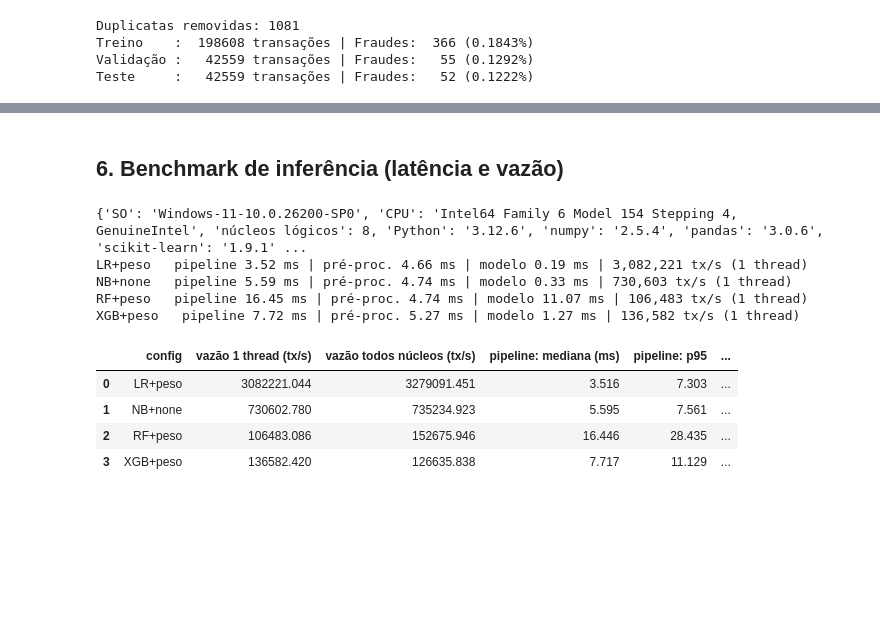
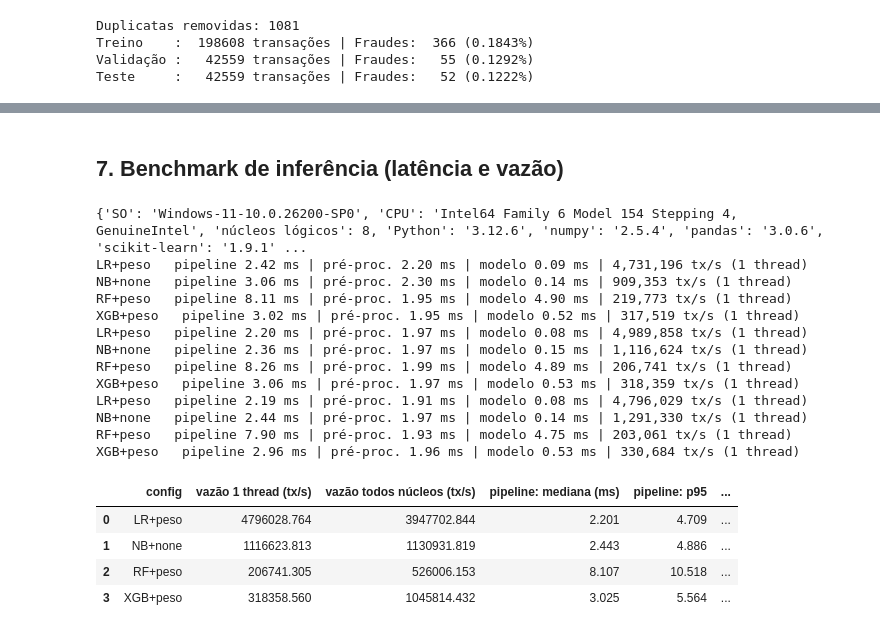
Before and after one commit to jsilva-source/fraud_detection_model, a Jupyter notebook: notebooks/deteccao_fraudes_split_temporal.ipynb, the cells around one changed output, grey strips where cells are left out. Saved outputs shown, nothing was run; the diff lists cells and outputs as text; code cells hidden in the pictures; blank space fills up the shorter version.

```diff
--- a/notebooks/deteccao_fraudes_split_temporal.ipynb
+++ b/notebooks/deteccao_fraudes_split_temporal.ipynb
@@ -288,7 +307,10 @@ melhor = res_main.sort_values("PR-AUC (val)").iloc[-1]["config"]
 mod, bal = melhor.split("+")
 print("Config da sensibilidade:", melhor)
 res_cic = avaliar(tr_c, va_c, te_c, FEATURES_CIC, [(mod, bal)], "com sin/cos")
-res_cic.round(4)
+res_cic.to_csv(RESULTS + "resultados_sensibilidade.csv", index=False)
+comp = pd.concat([res_main[res_main["config"] == melhor], res_cic])
+display(comp[["conjunto", "config", "PR-AUC", "F2", "MCC",
+              "PR-AUC IC", "F2 IC", "MCC IC"]].round(4))
 
 # --- Validação cruzada temporal (janela expansiva) em treino+validação ---
 RUN_CV = True
@@ -302,14 +324,14 @@ def cv_temporal(trainval, features, configs, n_splits=5):
             pipe.fit(X.iloc[tr], y[tr])
             aps.append(average_precision_score(y[te], pipe.predict_proba(X.iloc[te])[:, 1]))
         out.append({"config": f"{modelo}+{bal}", "PR-AUC médio": np.mean(aps),
-                    "desvio": np.std(aps), "por fold": np.round(aps, 3).tolist()})
+                    "desvio": np.std(aps, ddof=1), "por fold": np.round(aps, 3).tolist()})
         print(out[-1])
     return pd.DataFrame(out)
 
 if RUN_CV:
     trainval = pd.concat([train_df, val_df])      # já em ordem temporal
     res_cv = cv_temporal(trainval, FEATURES, CONFIGS)
-    res_cv.to_csv("../results/resultados_cv_temporal.csv", index=False)
-    res_cv.round(4)
+    res_cv.to_csv(RESULTS + "resultados_cv_temporal.csv", index=False)
+    display(res_cv.round(4))
 # %% [output]
 Config da sensibilidade: RF+smote
@@ -325,8 +359,6 @@ RF+smote   PR-AUC=0.766 F2=0.717 MCC=0.676 | treino 40.1s | 384,035 tx/s | lat 1
 # %% [markdown]
-## 6. Benchmark de inferência (latência e vazão)
+## 7. Benchmark de inferência (latência e vazão)
 # %%
-import gc, platform, sys, sklearn, xgboost, imblearn
-
 def info_ambiente():
     return {"SO": platform.platform(), "CPU": platform.processor(),
             "núcleos lógicos": os.cpu_count(), "Python": sys.version.split()[0],
@@ -370,43 +402,54 @@ def bench_inferencia(train, test, features, configs, n_lat=300, n_rep=5):
         pipe = build_pipe(modelo, bal, features, ytr)
         pipe.fit(Xtr, ytr)
         pre, clf = pipe.named_steps["pre"], pipe.named_steps["clf"]
 
         v_todos = _vazao(pipe.predict_proba, Xte, n_rep)    # núcleos padrão (RF/XGB: todos)
         pipe.set_params(**{k: 1 for k in pipe.get_params() if k.endswith("n_jobs")})
         v_1 = _vazao(pipe.predict_proba, Xte, n_rep)        # 1 thread (comparação justa)
 
         Xt = pre.transform(Xte)
         linhas_np = [Xt[i:i + 1] for i in pos]
         comp = _lat_rep(pipe.predict_proba, linhas_df, n_rep)   # pipeline completo
         prep = _lat_rep(pre.transform, linhas_df, n_rep)        # só pré-processamento
         mod = _lat_rep(clf.predict_proba, linhas_np, n_rep)     # só o modelo
 
         rows.append({"config": f"{modelo}+{bal}",
                      "vazão 1 thread (tx/s)": v_1, "vazão todos núcleos (tx/s)": v_todos,
                      "pipeline: mediana (ms)": comp[0], "pipeline: p95": comp[1], "pipeline: p99": comp[2],
                      "pré-proc.: mediana (ms)": prep[0],
                      "modelo: mediana (ms)": mod[0], "modelo: p95": mod[1], "modelo: p99": mod[2]})
         print(f"{modelo}+{bal:<6} pipeline {comp[0]:.2f} ms | pré-proc. {prep[0]:.2f} ms | "
               f"modelo {mod[0]:.2f} ms | {v_1:,.0f} tx/s (1 thread)")
     return pd.DataFrame(rows)
 
-# O custo de inferência não depende da técnica de balanceamento, então basta um por modelo
 CONFIGS_INF = [("LR", "peso"), ("NB", "none"), ("RF", "peso"), ("XGB", "peso")]
 amb = info_ambiente()
 print(amb)
-pd.Series(amb).to_csv("../results/ambiente.csv", header=["valor"])
+pd.Series(amb).to_csv(RESULTS + "ambiente.csv", header=["valor"])
 
-res_inf = bench_inferencia(train_df, test_df, FEATURES, CONFIGS_INF)
-res_inf.to_csv("../results/resultados_inferencia.csv", index=False)
-res_inf.round(3)
+# 3 execuções completas; o relatório usa a mediana (a vazão variou 2-4x entre execuções)
+runs = [bench_inferencia(train_df, test_df, FEATURES, CONFIGS_INF) for _ in range(3)]
+for i, r in enumerate(runs, 1):
+    r.to_csv(RESULTS + f"resultados_inferencia_exec{i}.csv", index=False)
+inf = pd.concat(runs).groupby("config", sort=False).median(numeric_only=True).reset_index()
+inf.to_csv(RESULTS + "resultados_inferencia.csv", index=False)
+inf.round(3)
 # %% [output]
 {'SO': 'Windows-11-10.0.26200-SP0', 'CPU': 'Intel64 Family 6 Model 154 Stepping 4, GenuineIntel', 'núcleos lógicos': 8, 'Python': '3.12.6', 'numpy': '2.5.4', 'pandas': '3.0.6', 'scikit-learn': '1.9.1' ...
-LR+peso   pipeline 3.52 ms | pré-proc. 4.66 ms | modelo 0.19 ms | 3,082,221 tx/s (1 thread)
-NB+none   pipeline 5.59 ms | pré-proc. 4.74 ms | modelo 0.33 ms | 730,603 tx/s (1 thread)
-RF+peso   pipeline 16.45 ms | pré-proc. 4.74 ms | modelo 11.07 ms | 106,483 tx/s (1 thread)
-XGB+peso   pipeline 7.72 ms | pré-proc. 5.27 ms | modelo 1.27 ms | 136,582 tx/s (1 thread)
+LR+peso   pipeline 2.42 ms | pré-proc. 2.20 ms | modelo 0.09 ms | 4,731,196 tx/s (1 thread)
+NB+none   pipeline 3.06 ms | pré-proc. 2.30 ms | modelo 0.14 ms | 909,353 tx/s (1 thread)
+RF+peso   pipeline 8.11 ms | pré-proc. 1.95 ms | modelo 4.90 ms | 219,773 tx/s (1 thread)
+XGB+peso   pipeline 3.02 ms | pré-proc. 1.95 ms | modelo 0.52 ms | 317,519 tx/s (1 thread)
+LR+peso   pipeline 2.20 ms | pré-proc. 1.97 ms | modelo 0.08 ms | 4,989,858 tx/s (1 thread)
+NB+none   pipeline 2.36 ms | pré-proc. 1.97 ms | modelo 0.15 ms | 1,116,624 tx/s (1 thread)
+RF+peso   pipeline 8.26 ms | pré-proc. 1.99 ms | modelo 4.89 ms | 206,741 tx/s (1 thread)
+XGB+peso   pipeline 3.06 ms | pré-proc. 1.97 ms | modelo 0.53 ms | 318,359 tx/s (1 thread)
+LR+peso   pipeline 2.19 ms | pré-proc. 1.91 ms | modelo 0.08 ms | 4,796,029 tx/s (1 thread)
+NB+none   pipeline 2.44 ms | pré-proc. 1.97 ms | modelo 0.14 ms | 1,291,330 tx/s (1 thread)
+RF+peso   pipeline 7.90 ms | pré-proc. 1.93 ms | modelo 4.75 ms | 203,061 tx/s (1 thread)
+XGB+peso   pipeline 2.96 ms | pré-proc. 1.96 ms | modelo 0.53 ms | 330,684 tx/s (1 thread)
 |  | config | vazão 1 thread (tx/s) | vazão todos núcleos (tx/s) | pipeline: mediana (ms) | pipeline: p95 | ... |
-| 0 | LR+peso | 3082221.044 | 3279091.451 | 3.516 | 7.303 | ... |
-| 1 | NB+none | 730602.780 | 735234.923 | 5.595 | 7.561 | ... |
-| 2 | RF+peso | 106483.086 | 152675.946 | 16.446 | 28.435 | ... |
-| 3 | XGB+peso | 136582.420 | 126635.838 | 7.717 | 11.129 | ... |
+| 0 | LR+peso | 4796028.764 | 3947702.844 | 2.201 | 4.709 | ... |
+| 1 | NB+none | 1116623.813 | 1130931.819 | 2.443 | 4.886 | ... |
+| 2 | RF+peso | 206741.305 | 526006.153 | 8.107 | 10.518 | ... |
+| 3 | XGB+peso | 318358.560 | 1045814.432 | 3.025 | 5.564 | ... |
```
Also changed, not shown: parts of 20 cells of this notebook, 16 other files.
